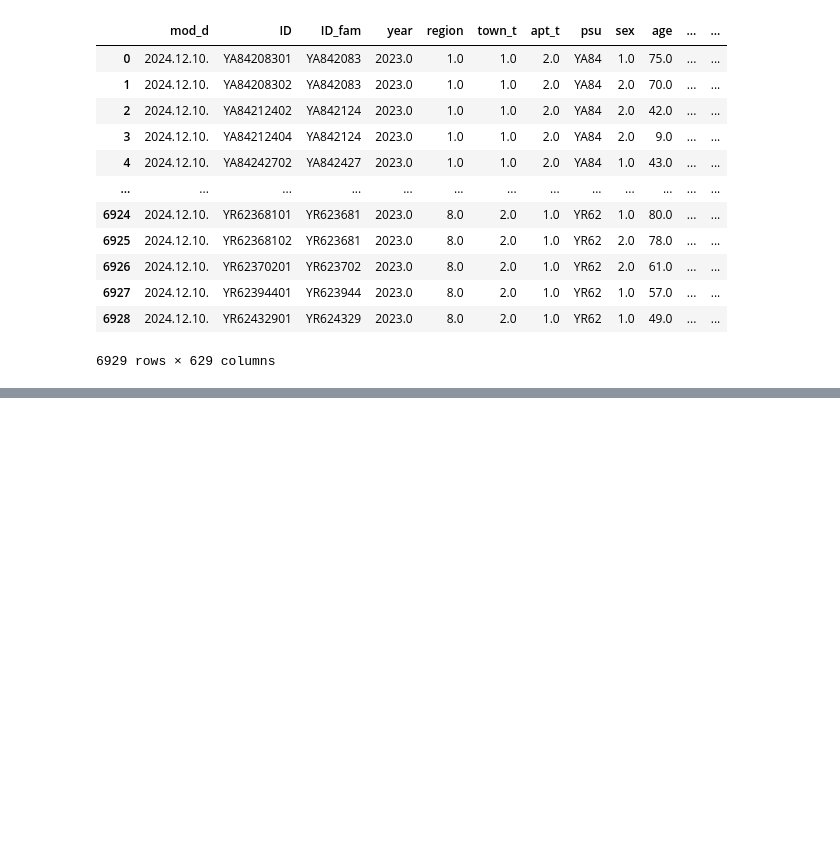
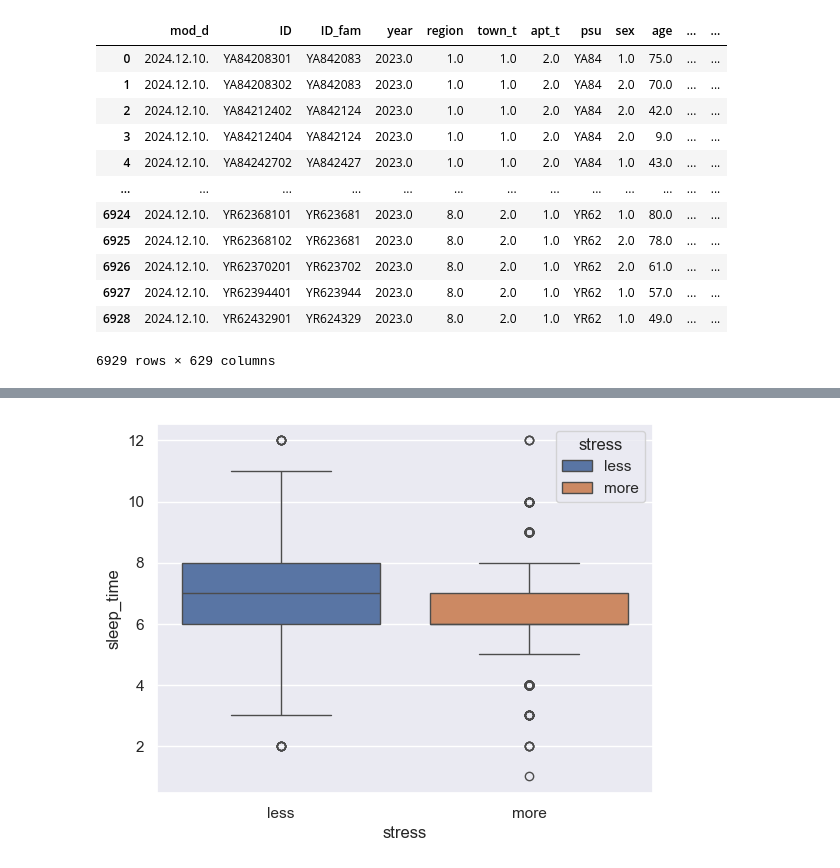
Before and after one commit to rediing/DS101_midterm, a Jupyter notebook: 수면건강.ipynb, the cells around one changed output, grey strips where cells are left out. Saved outputs shown, nothing was run; the diff lists cells and outputs as text; code cells hidden in the pictures; blank space fills up the shorter version.

```diff
--- a/수면건강.ipynb
+++ b/수면건강.ipynb
@@ -163,0 +158,5 @@ df_selected.to_csv("df_selected.csv", index=False, encoding="utf-8-sig")
+# %%
+sns.boxplot(x = 'stress', y='sleep_time', data = df_selected, hue = 'stress')
+plt.show()
+# %% [output]
+[figure, added]
```
Also changed, not shown: parts of 16 cells of this notebook, 2 other files.
